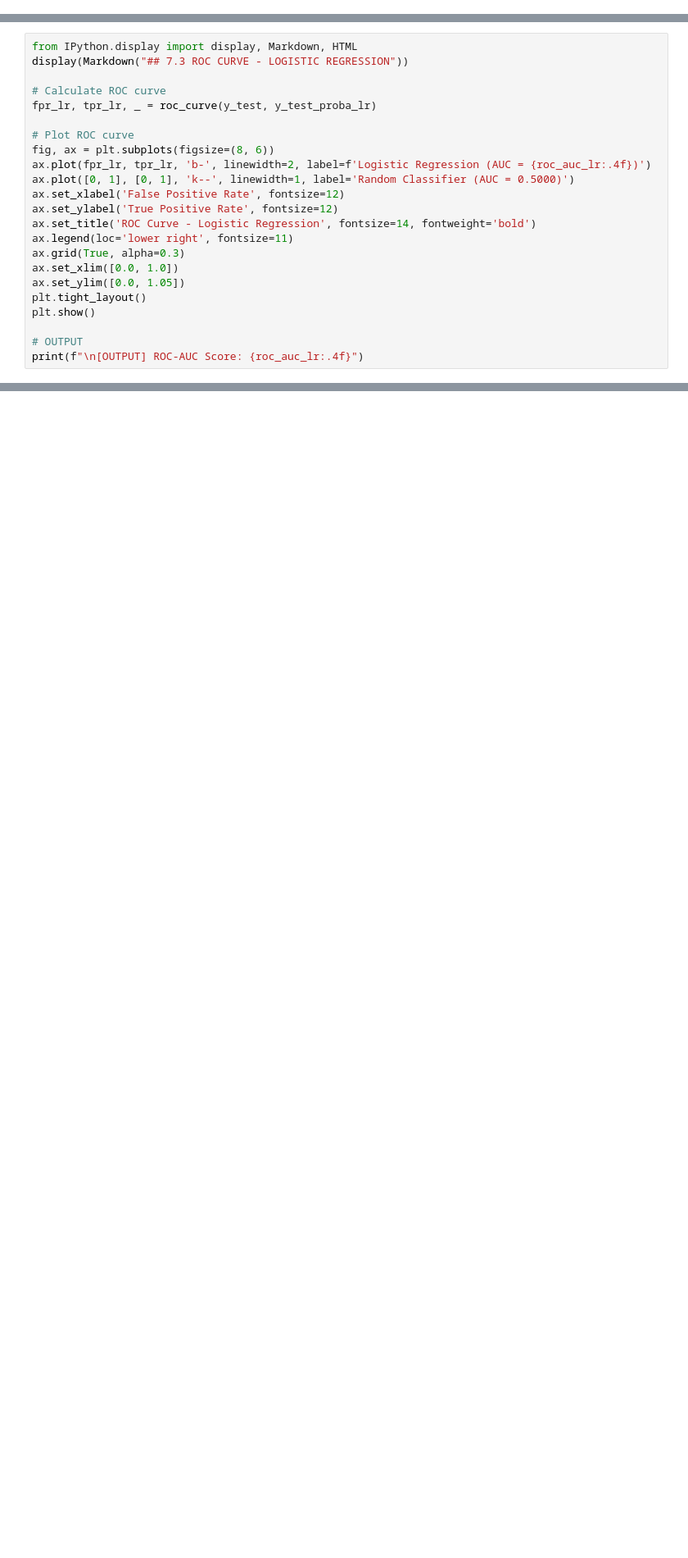
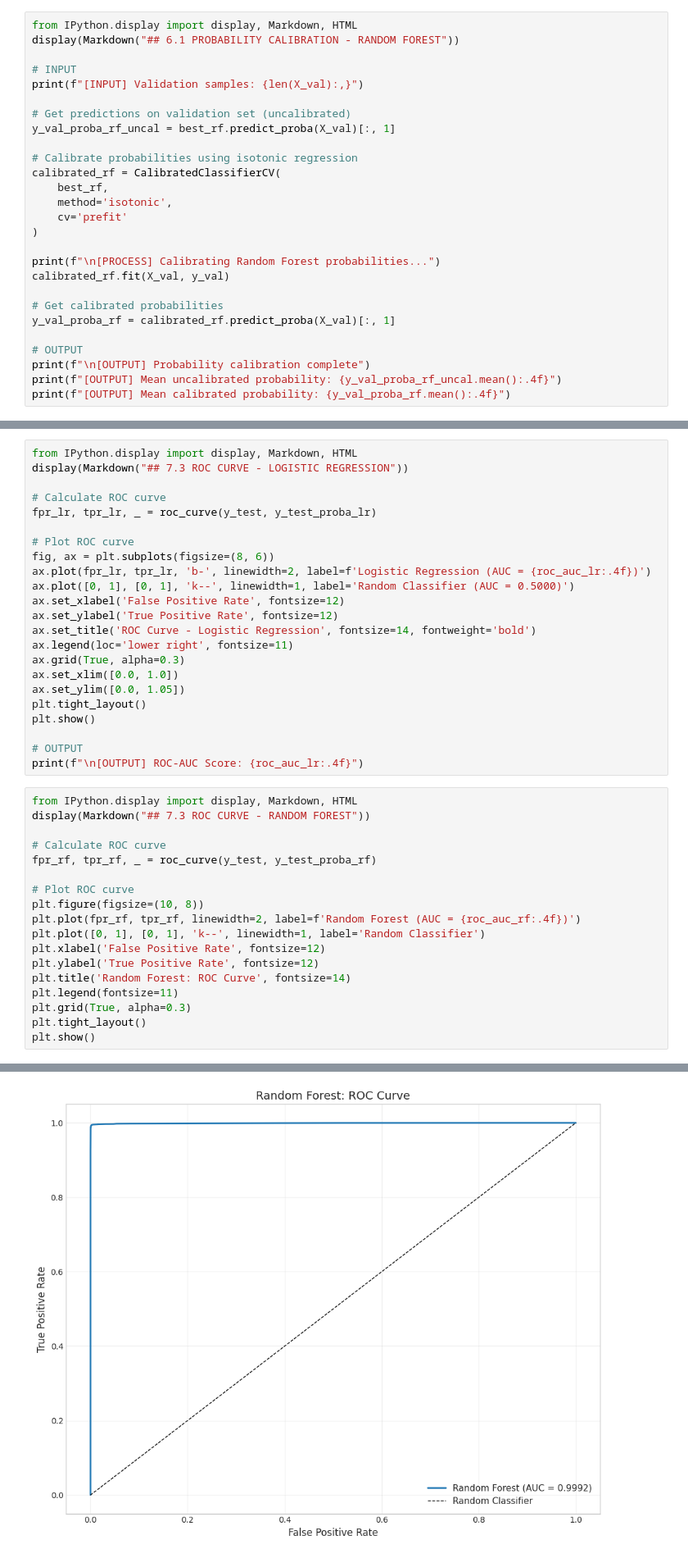
Before and after one commit to apuya/Course-Project-Malicious-URL-Detection, a Jupyter notebook: Detecting Malicious URLs with Lexical Features.ipynb, the cells around one changed output, grey strips where cells are left out. Shown at 82% size. Cells and saved outputs as stored; diff of their text form; blank space fills up the shorter version.

```diff
--- a/Detecting Malicious URLs with Lexical Features.ipynb
+++ b/Detecting Malicious URLs with Lexical Features.ipynb
@@ -1305,3 +1404,30 @@ print(f"\n[OUTPUT] Mean calibration error: {calibration_error:.4f}")
 
 # Calibrated model
 calibrated_lr = best_lr
+# %%
+from IPython.display import display, Markdown, HTML
+display(Markdown("## 6.1 PROBABILITY CALIBRATION - RANDOM FOREST"))
+
+# INPUT
+print(f"[INPUT] Validation samples: {len(X_val):,}")
+
+# Get predictions on validation set (uncalibrated)
+y_val_proba_rf_uncal = best_rf.predict_proba(X_val)[:, 1]
+
+# Calibrate probabilities using isotonic regression
+calibrated_rf = CalibratedClassifierCV(
+    best_rf,
+    method='isotonic',
+    cv='prefit'
+)
+
+print(f"\n[PROCESS] Calibrating Random Forest probabilities...")
+calibrated_rf.fit(X_val, y_val)
+
+# Get calibrated probabilities
+y_val_proba_rf = calibrated_rf.predict_proba(X_val)[:, 1]
+
+# OUTPUT
+print(f"\n[OUTPUT] Probability calibration complete")
+print(f"[OUTPUT] Mean uncalibrated probability: {y_val_proba_rf_uncal.mean():.4f}")
+print(f"[OUTPUT] Mean calibrated probability: {y_val_proba_rf.mean():.4f}")
@@ -1441,3 +1712,22 @@ plt.show()
 
 # OUTPUT
 print(f"\n[OUTPUT] ROC-AUC Score: {roc_auc_lr:.4f}")
+# %%
+from IPython.display import display, Markdown, HTML
+display(Markdown("## 7.3 ROC CURVE - RANDOM FOREST"))
+
+# Calculate ROC curve
+fpr_rf, tpr_rf, _ = roc_curve(y_test, y_test_proba_rf)
+
+# Plot ROC curve
+plt.figure(figsize=(10, 8))
+plt.plot(fpr_rf, tpr_rf, linewidth=2, label=f'Random Forest (AUC = {roc_auc_rf:.4f})')
+plt.plot([0, 1], [0, 1], 'k--', linewidth=1, label='Random Classifier')
+plt.xlabel('False Positive Rate', fontsize=12)
+plt.ylabel('True Positive Rate', fontsize=12)
+plt.title('Random Forest: ROC Curve', fontsize=14)
+plt.legend(fontsize=11)
+plt.grid(True, alpha=0.3)
+plt.tight_layout()
+plt.show()
+# %% [output]
@@ -1443,0 +1735 @@ print(f"\n[OUTPUT] ROC-AUC Score: {roc_auc_lr:.4f}")
+[figure, added]
```
Also changed, not shown: parts of 16 cells of this notebook.
